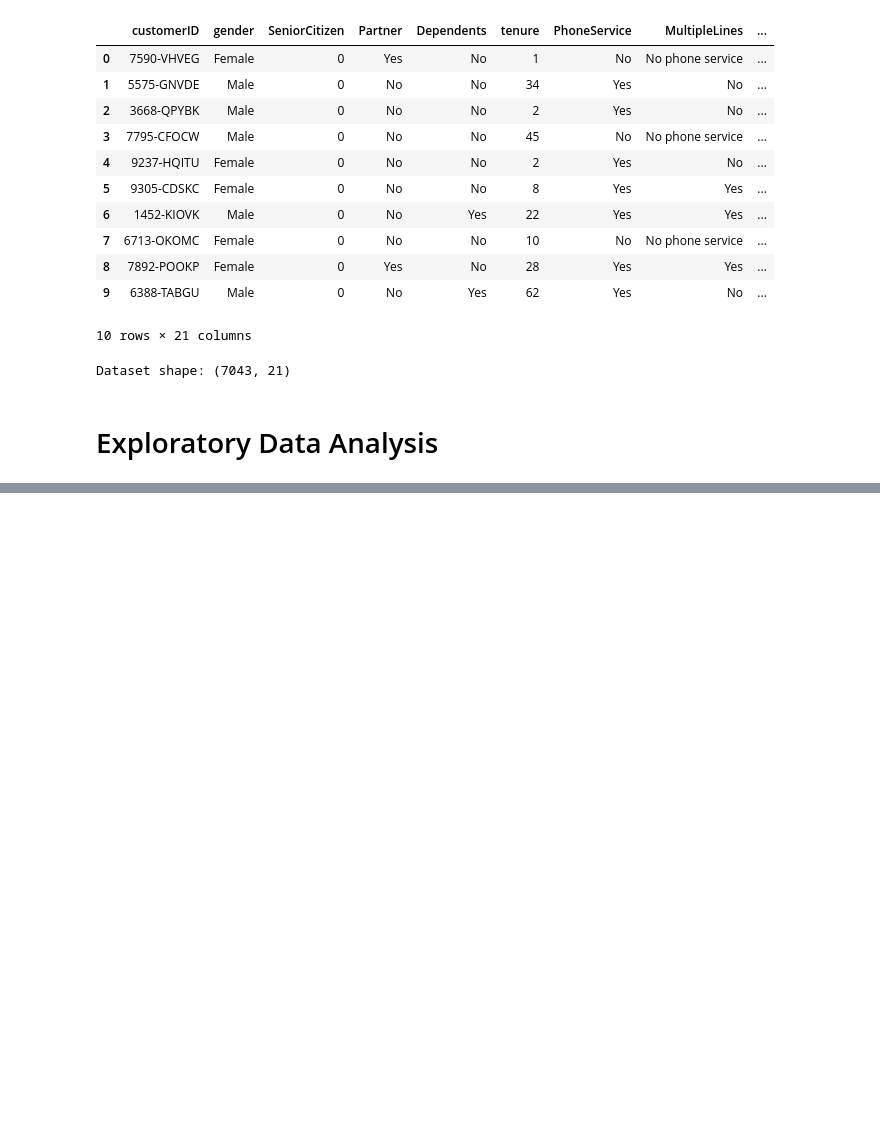
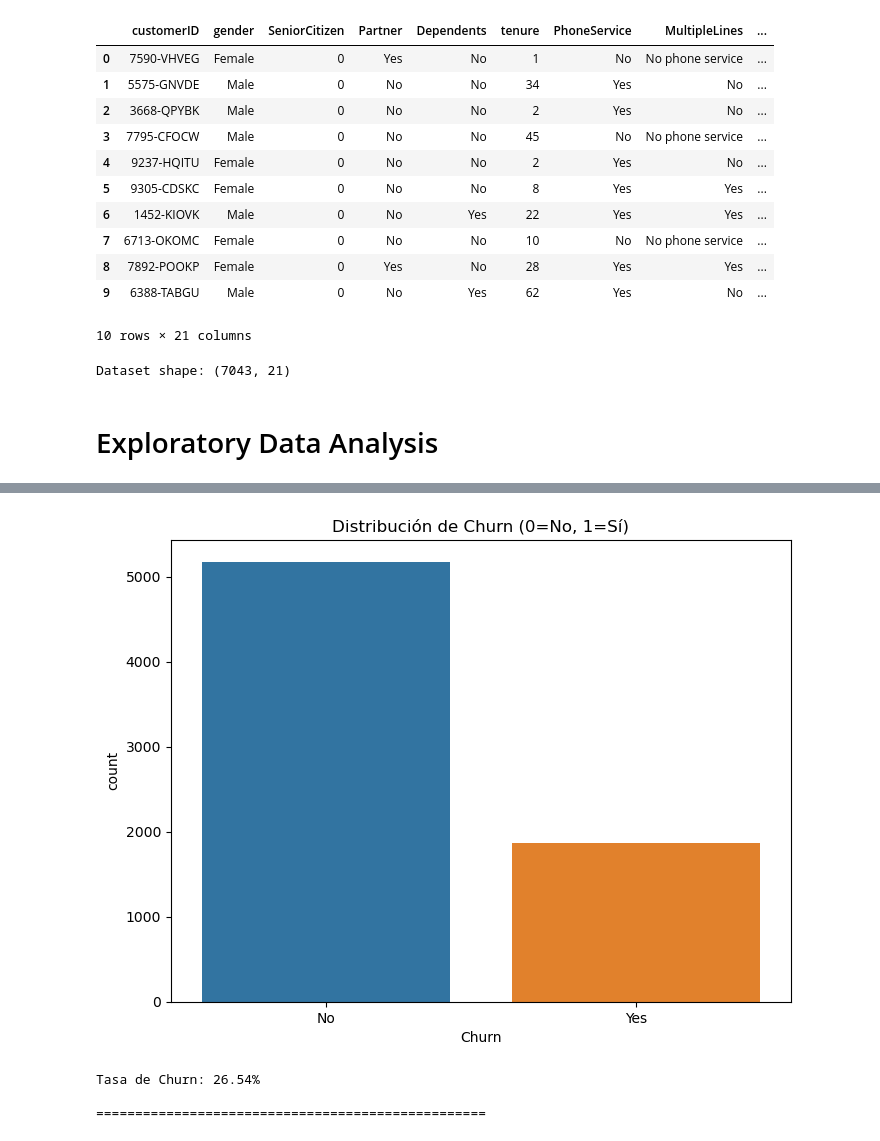
Before and after one commit to alanEmolina/Proyecto-de-IA, a Jupyter notebook: proyecto.ipynb, the cells around one changed output, grey strips where cells are left out. Cells and saved outputs as stored; diff of their text form; code cells hidden in the pictures; blank space fills up the shorter version.

```diff
--- a/proyecto.ipynb
+++ b/proyecto.ipynb
@@ -69,14 +48,0 @@ memory usage: 1.1+ MB
-# %%
-# Mapear churn a 0/1 y eliminar columnas irrelevantes
-data['ChurnFlag'] = data['Churn'].map({'No':0,'Yes':1})
-data['gender'] = data['gender'].map({'Female':0,'Male':1})
-data['PhoneService'] = data['PhoneService'].map({'No':0,'Yes':1})
-data['Dependents'] = data['Dependents'].map({'No':0,'Yes':1})
-data['OnlineSecurity'] = data['OnlineSecurity'].map({'No':0,'Yes':1})
-data['Partner'] = data['Partner'].map({'No':0,'Yes':1})
-data['PaperlessBilling'] = data['PaperlessBilling'].map({'No':0,'Yes':1})
-data['TechSupport'] = data['TechSupport'].map({'No':0,'Yes':1})
-data['DeviceProtection'] = data['DeviceProtection'].map({'No':0,'Yes':1})
-data['StreamingMovies'] = data['StreamingMovies'].map({'No':0,'Yes':1})
-data['StreamingTV'] = data['StreamingTV'].map({'No':0,'Yes':1})
-data.drop(columns=['customerID','Churn'], inplace=True)
@@ -192,0 +95,19 @@ Top 10 correlaciones: {'ChurnFlag': 1.0, 'tenure': 0.35222867011307885, 'OnlineS
+# %%
+# Convertir 'TotalCharges' a numérico, manejando errores
+data['TotalCharges'] = pd.to_numeric(data['TotalCharges'], errors='coerce')
+# %%
+# Análisis de la variable objetivo (Churn)
+plt.figure(figsize=(8,6))
+sns.countplot(x='Churn', data=data)
+plt.title('Distribución de Churn (0=No, 1=Sí)')
+plt.show()
+# %% [output]
+[figure, added]
+# %%
+churn_rate = data['Churn'].value_counts(normalize=True)
+print(f"\nTasa de Churn: {churn_rate[1]*100:.2f}%")
+print("\n" + "="*50)
+# %% [output]
+Tasa de Churn: 26.54%
+
+==================================================
```
Also changed, not shown: parts of 14 cells of this notebook.
